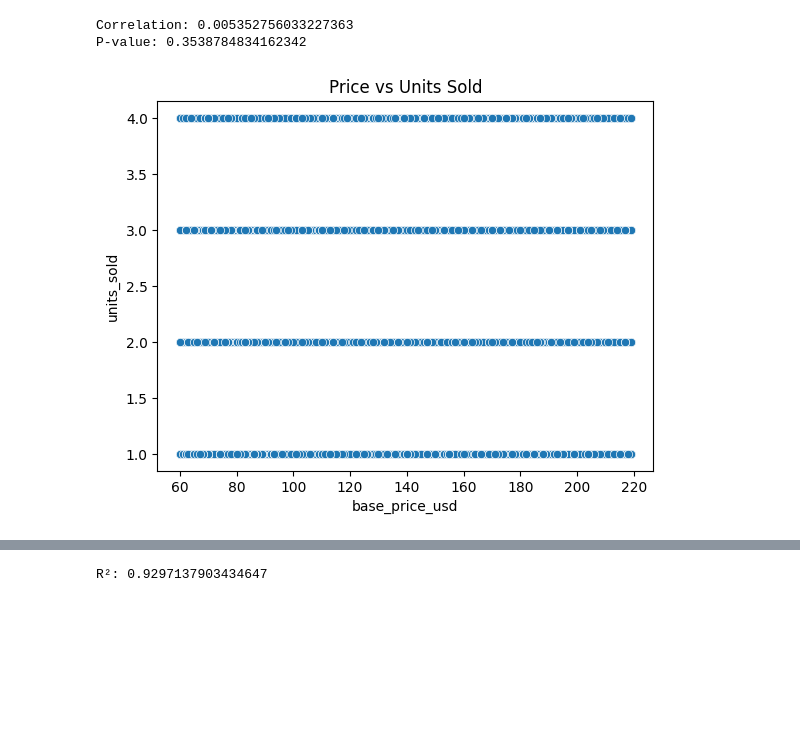
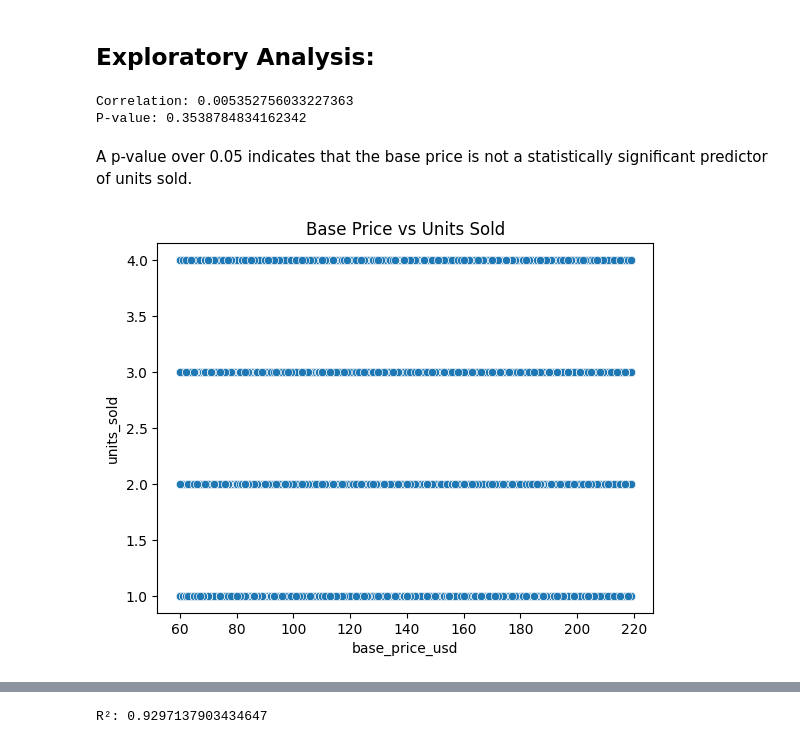
Before and after one commit to 012214640/capstone, a Jupyter notebook: eda.ipynb, the cells around one changed output, grey strips where cells are left out. Saved outputs shown, nothing was run; the diff lists cells and outputs as text; code cells hidden in the pictures; blank space fills up the shorter version.

```diff
--- a/eda.ipynb
+++ b/eda.ipynb
@@ -79,3 +49,5 @@ df.describe()
+# %% [markdown]
+## Exploratory Analysis:
 # %%
 # Understand correlation between base price and units sold per item
 corr, p_value = pearsonr(df["base_price_usd"], df["units_sold"])
@@ -85,9 +57,12 @@ print("P-value:", p_value)
 # %% [output]
 Correlation: 0.005352756033227363
 P-value: 0.3538784834162342
+# %% [markdown]
+A p-value over 0.05 indicates that the base price is not a statistically significant predictor of units sold.
 # %%
+# Visualize findings to confirm lack of relationship between the base price and units sold
 sns.scatterplot(x="base_price_usd", y="units_sold", data=df)
-plt.title("Price vs Units Sold")
+plt.title("Base Price vs Units Sold")
 plt.show()
 # %% [output]
-[figure, old version]
+[figure, new version]
```
Also changed, not shown: parts of 21 cells of this notebook.
